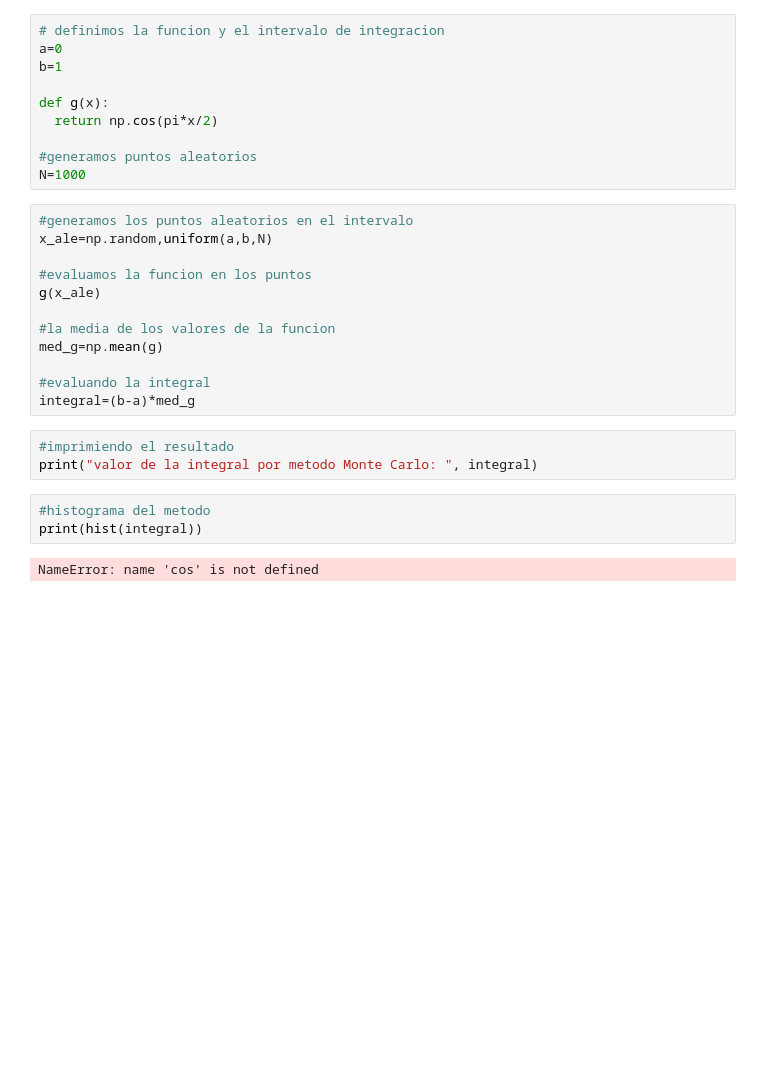
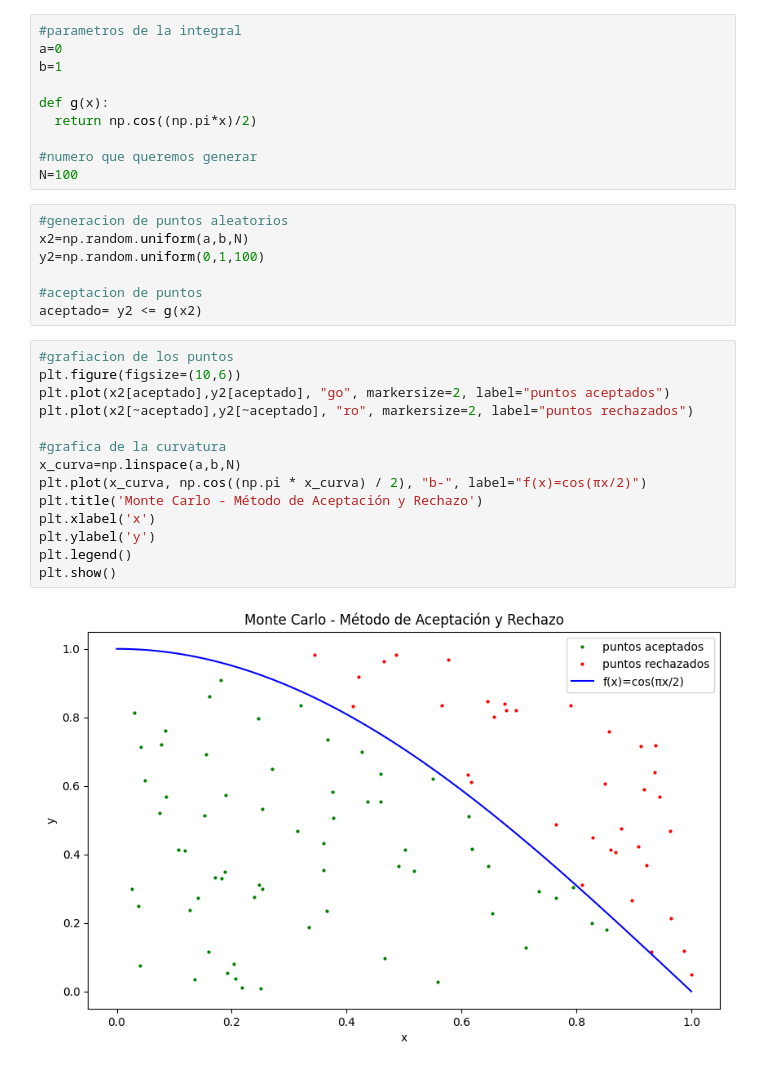
Before and after one commit to Janies-Garcia-Velasco/simulacion-n-2, a Jupyter notebook: Metodo_monte_carlo.ipynb, the cells around one changed output. Saved outputs shown, nothing was run; the diff lists cells and outputs as text; blank space fills up the shorter version.

```diff
--- a/Metodo_monte_carlo.ipynb
+++ b/Metodo_monte_carlo.ipynb
@@ -6,30 +8,33 @@ import numpy as np
 # %%
-# definimos la funcion y el intervalo de integracion
+#parametros de la integral
 a=0
 b=1
 
 def g(x):
-  return np.cos(pi*x/2)
+  return np.cos((np.pi*x)/2)
 
-#generamos puntos aleatorios
-N=1000
+#numero que queremos generar
+N=100
-# %%
-#generamos los puntos aleatorios en el intervalo
-x_ale=np.random,uniform(a,b,N)
-
-#evaluamos la funcion en los puntos
-g(x_ale)
-
-#la media de los valores de la funcion
-med_g=np.mean(g)
-
-#evaluando la integral
-integral=(b-a)*med_g
-# %%
-#imprimiendo el resultado
-print("valor de la integral por metodo Monte Carlo: ", integral)
-# %%
-#histograma del metodo
-print(hist(integral))
-# %% [output]
-NameError: name 'cos' is not defined
+# %%
+#generacion de puntos aleatorios
+x2=np.random.uniform(a,b,N)
+y2=np.random.uniform(0,1,100)
+
+#aceptacion de puntos
+aceptado= y2 <= g(x2)
+# %%
+#grafiacion de los puntos
+plt.figure(figsize=(10,6))
+plt.plot(x2[aceptado],y2[aceptado], "go", markersize=2, label="puntos aceptados")
+plt.plot(x2[~aceptado],y2[~aceptado], "ro", markersize=2, label="puntos rechazados")
+
+#grafica de la curvatura
+x_curva=np.linspace(a,b,N)
+plt.plot(x_curva, np.cos((np.pi * x_curva) / 2), "b-", label="f(x)=cos(πx/2)")
+plt.title('Monte Carlo - Método de Aceptación y Rechazo')
+plt.xlabel('x')
+plt.ylabel('y')
+plt.legend()
+plt.show()
+# %% [output]
+[figure, added]
```
Also changed, not shown: parts of 1 cell of this notebook.
